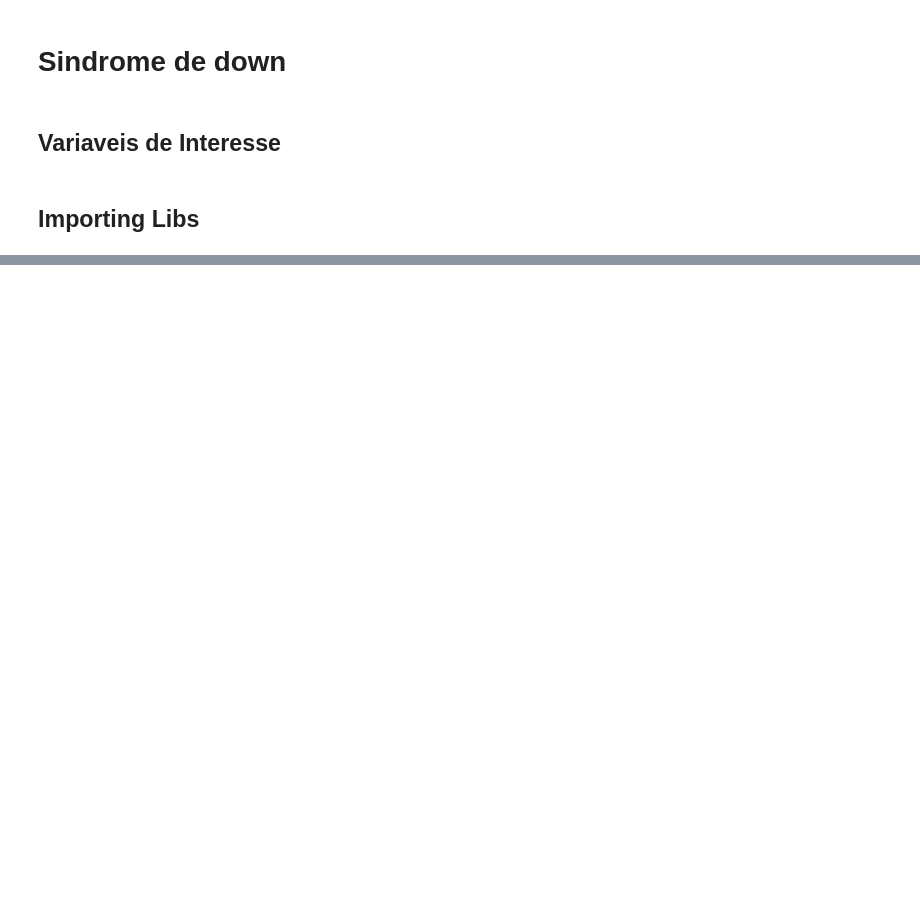
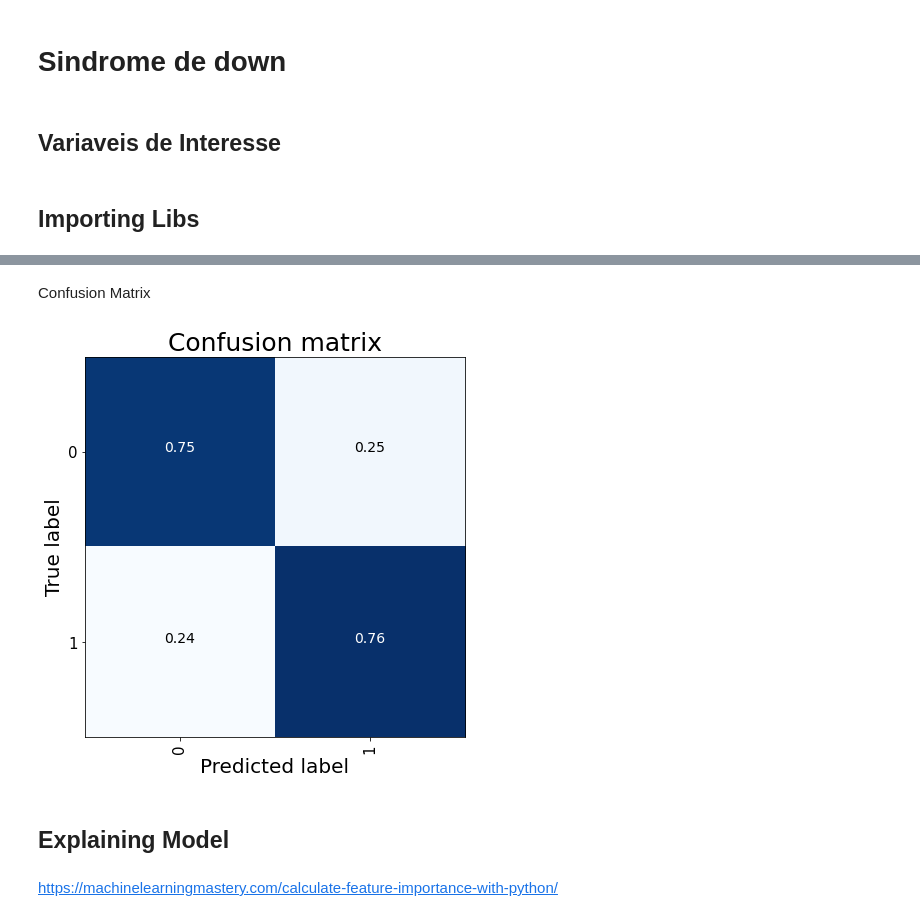
Before and after one commit to math-sasso/data_science_for_health_unicamp, a Jupyter notebook: notebooks/sindrome_down.ipynb, the cells around one changed output, grey strips where cells are left out. Drawn from its saved outputs; the diff is of its cells as text; code cells hidden in the pictures; blank space fills up the shorter version.

```diff
--- a/notebooks/sindrome_down.ipynb
+++ b/notebooks/sindrome_down.ipynb
@@ -54,0 +202,10 @@ target_correlation = fs.get_correlation_with_target(df_econded,target_anomal,'pe
+# %% [markdown]
+Confusion Matrix
+# %%
+vi.plot_confusion_matrix(y_true=y_test, y_pred=y_pred,labels=y_train.unique())
+# %% [output]
+[figure, added]
+# %% [markdown]
+## Explaining Model
+# %% [markdown]
+https://machinelearningmastery.com/calculate-feature-importance-with-python/
```
Also changed, not shown: parts of 38 cells of this notebook, 4 other files.
